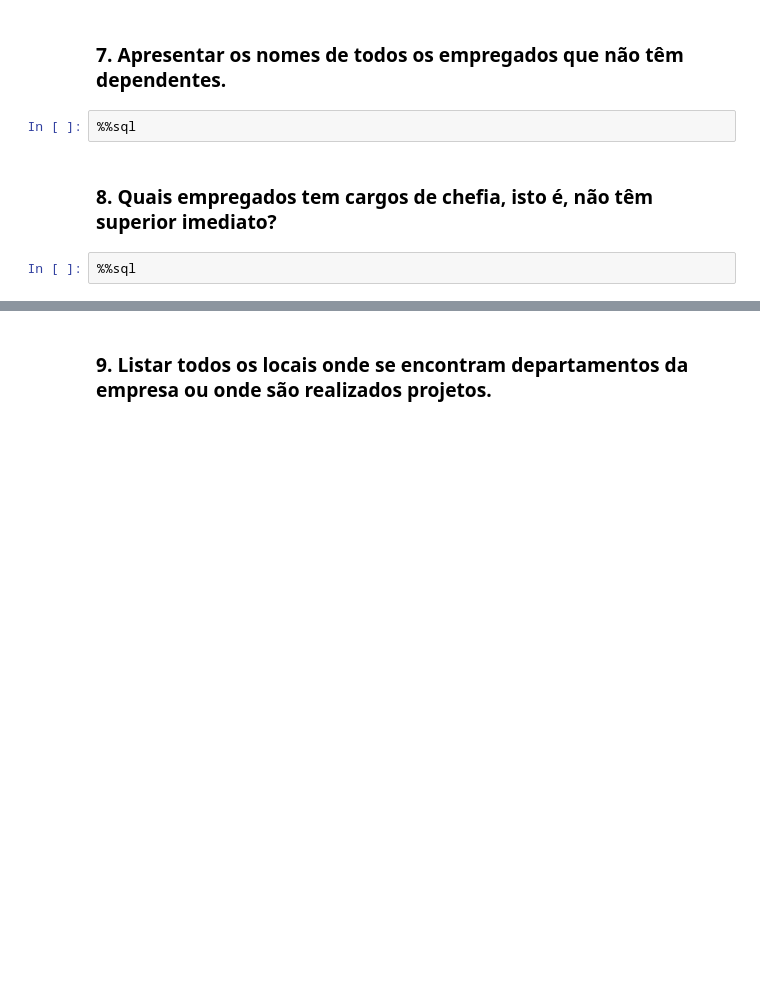
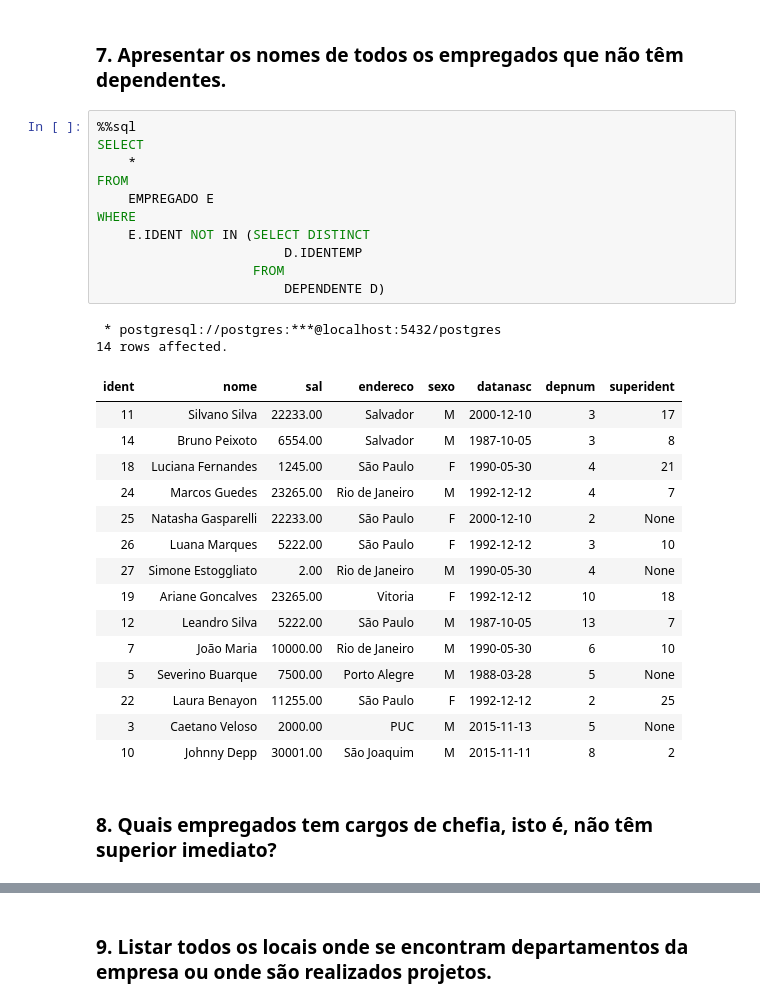
Before and after one commit to Cavalheiro93/PUCRio, a Jupyter notebook: banco-de-dados/BD_Aula3.ipynb, the cells around one changed output, grey strips where cells are left out. Cells and saved outputs as stored; diff of their text form; blank space fills up the shorter version.

```diff
--- a/banco-de-dados/BD_Aula3.ipynb
+++ b/banco-de-dados/BD_Aula3.ipynb
@@ -181,8 +337,33 @@ SELECT * FROM empregado
 # %% [markdown]
 ### 7. Apresentar os nomes de todos os empregados que não têm dependentes.
-# %%
-%%sql
+# %%
+%%sql
+SELECT
+    *
+FROM
+    EMPREGADO E
+WHERE
+    E.IDENT NOT IN (SELECT DISTINCT
+                        D.IDENTEMP
+                    FROM
+                        DEPENDENTE D)
+# %% [output]
+ * postgresql://postgres:***@localhost:5432/postgres
+14 rows affected.
+| ident | nome | sal | endereco | sexo | datanasc | depnum | superident |
+| 11 | Silvano Silva | 22233.00 | Salvador | M | 2000-12-10 | 3 | 17 |
+| 14 | Bruno Peixoto | 6554.00 | Salvador | M | 1987-10-05 | 3 | 8 |
+| 18 | Luciana Fernandes | 1245.00 | São Paulo | F | 1990-05-30 | 4 | 21 |
+| 24 | Marcos Guedes | 23265.00 | Rio de Janeiro | M | 1992-12-12 | 4 | 7 |
+| 25 | Natasha Gasparelli | 22233.00 | São Paulo | F | 2000-12-10 | 2 | None |
+| 26 | Luana Marques | 5222.00 | São Paulo | F | 1992-12-12 | 3 | 10 |
+| 27 | Simone Estoggliato | 2.00 | Rio de Janeiro | M | 1990-05-30 | 4 | None |
+| 19 | Ariane Goncalves | 23265.00 | Vitoria | F | 1992-12-12 | 10 | 18 |
+| 12 | Leandro Silva | 5222.00 | São Paulo | M | 1987-10-05 | 13 | 7 |
+| 7 | João Maria | 10000.00 | Rio de Janeiro | M | 1990-05-30 | 6 | 10 |
+| 5 | Severino Buarque | 7500.00 | Porto Alegre | M | 1988-03-28 | 5 | None |
+| 22 | Laura Benayon | 11255.00 | São Paulo | F | 1992-12-12 | 2 | 25 |
+| 3 | Caetano Veloso | 2000.00 | PUC | M | 2015-11-13 | 5 | None |
+| 10 | Johnny Depp | 30001.00 | São Joaquim | M | 2015-11-11 | 8 | 2 |
 # %% [markdown]
 ### 8. Quais empregados tem cargos de chefia, isto é, não têm superior imediato?
-# %%
-%%sql
```
Also changed, not shown: parts of 15 cells of this notebook.
